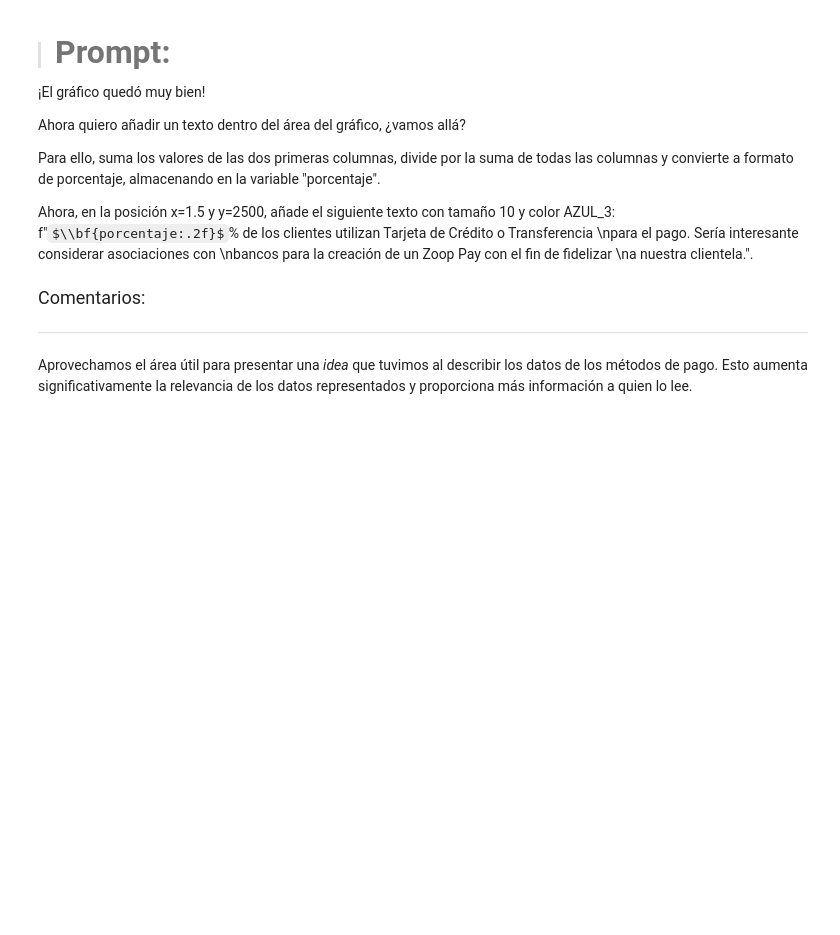
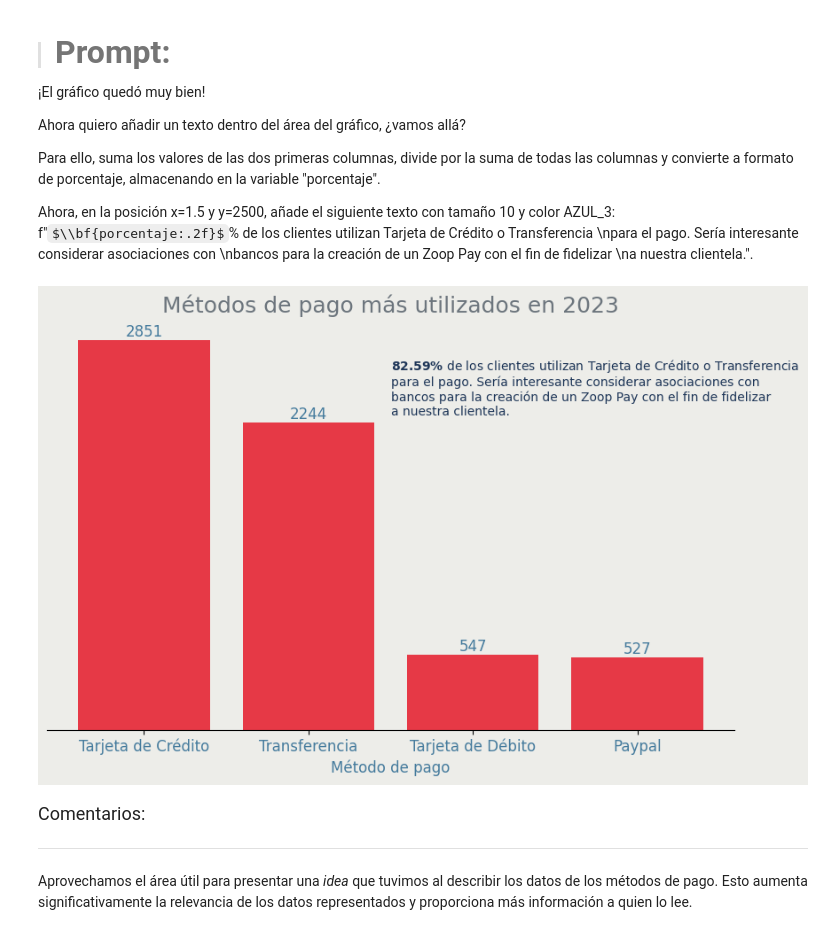
Before and after one commit to evs-11/IA_aplicada_a-_la_ciencia_de_datos, a Jupyter notebook: IA_aplicada_a_ciencia_de_datos.ipynb, the cells around one changed output. Cells and saved outputs as stored; diff of their text form; code cells hidden in the pictures; some formulas as TeX source; blank space fills up the shorter version.

```diff
--- a/IA_aplicada_a_ciencia_de_datos.ipynb
+++ b/IA_aplicada_a_ciencia_de_datos.ipynb
@@ -1190,6 +1318,58 @@ Ahora quiero añadir un texto dentro del área del gráfico, ¿vamos allá?
 Para ello, suma los valores de las dos primeras columnas, divide por la suma de todas las columnas y convierte a formato de porcentaje, almacenando en la variable "porcentaje".
 
 Ahora, en la posición x=1.5 y y=2500, añade el siguiente texto con tamaño 10 y color AZUL_3: f"$\\bf{porcentaje:.2f}$% de los clientes utilizan Tarjeta de Crédito o Transferencia \npara el pago. Sería interesante considerar asociaciones con \nbancos para la creación de un Zoop Pay con el fin de fidelizar \na nuestra clientela.".
+# %%
+# Definición de colores en hexadecimal
+GRIS_1 = '#edede9'
+GRIS_5 = '#6c757d'
+ROJO_1 = '#e63946'
+AZUL_1 = '#457b9d'
+AZUL_3 = '#1d3557'
+
+# Contar métodos de pago y contar el total de ocurrencias
+metodos_de_pago = df['metodo_pago'].value_counts()
+
+# Calcular porcentaje
+total_clientes = metodos_de_pago.sum()
+porcentaje = (metodos_de_pago[0] + metodos_de_pago[1]) / total_clientes * 100
+
+
+# Estilo general
+plt.figure(figsize=(10, 6), facecolor=GRIS_1)
+ax = plt.axes()
+plt.bar(metodos_de_pago.index, metodos_de_pago, color=ROJO_1)
+
+# Fondo del gráfico
+ax.set_facecolor(GRIS_1)
+
+# Título
+plt.title('Métodos de pago más utilizados en 2023', fontsize=18, color=GRIS_5)
+
+# Configuraciones adicionales
+plt.xticks(fontsize=12, color=AZUL_1)
+plt.yticks([])
+plt.ylabel('')
+plt.xlabel('Método de pago', fontsize=12, color=AZUL_1)
+
+# Ocultar bordes
+ax.spines[['top', 'right', 'left']].set_visible(False)
+
+# Añadir los valores encima de cada barra
+for i, v in enumerate(metodos_de_pago):
+    plt.text(i, v + 0.1, str(v), color=AZUL_1, ha='center', va='bottom', fontsize=12)
+
+# Añadir texto explicativo dentro del gráfico
+plt.text(1.5, 2500,
+         f"$\\bf{{{porcentaje:.2f}\\%}}$ de los clientes utilizan Tarjeta de Crédito o Transferencia \n"
+         "para el pago. Sería interesante considerar asociaciones con \n"
+         "bancos para la creación de un Zoop Pay con el fin de fidelizar \n"
+         "a nuestra clientela.",
+         fontsize=10, color=AZUL_3, ha='left', va='center')
+
+# Ajustar diseño
+plt.show()
+# %% [output]
+[figure, added]
 # %% [markdown]
 <font color="7b71ff" size=4> Comentarios: </font>
 
```
Also changed, not shown: parts of 12 cells of this notebook.
